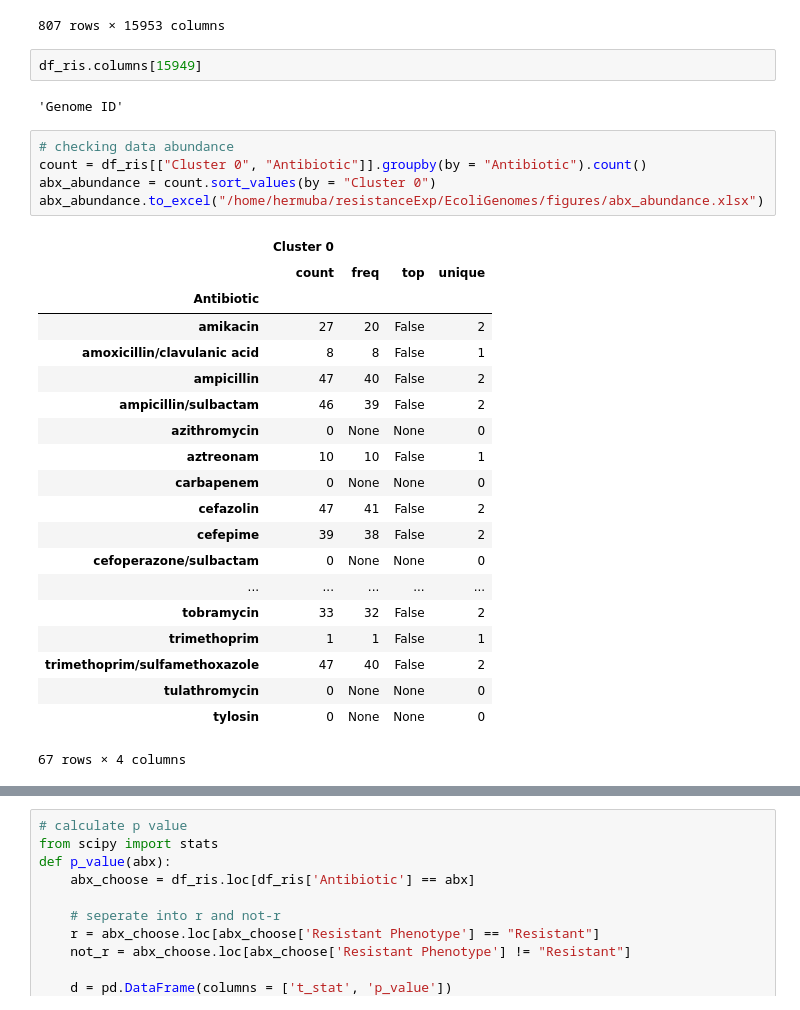
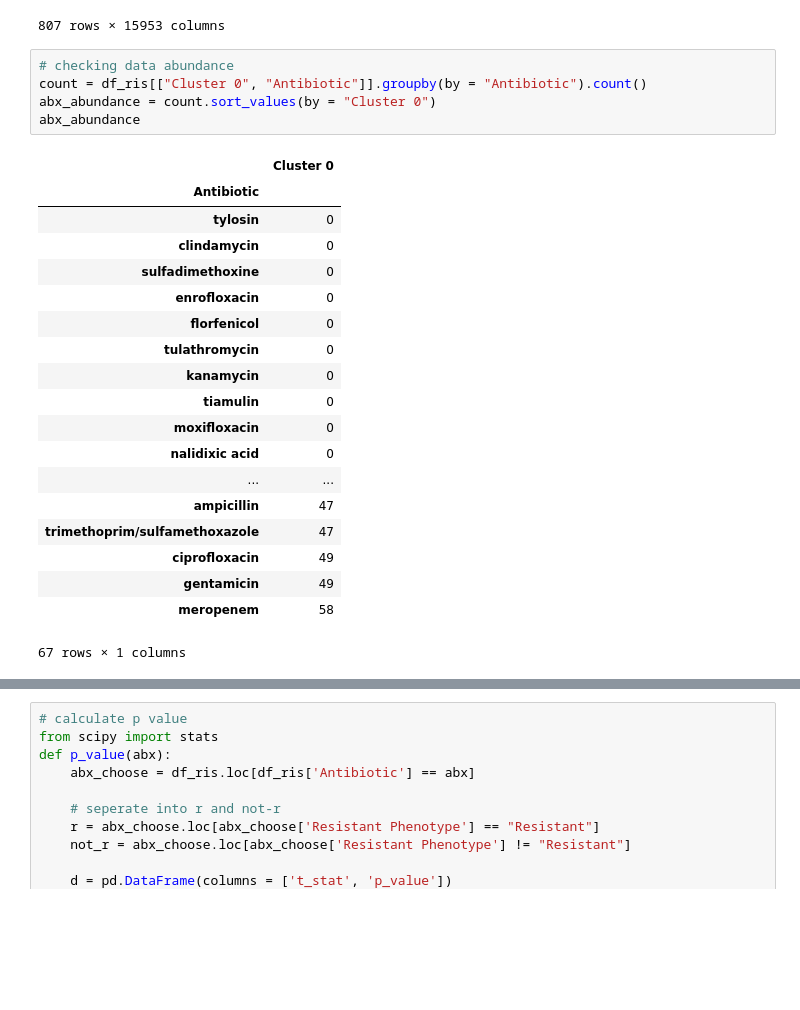
Before and after one commit to algaebrown/resistanceExp, a Jupyter notebook: visualization/exp2_cdhit/20170918pheotype_cdhit_card_pattern.ipynb, the cells around one changed output, grey strips where cells are left out. Drawn from its saved outputs; the diff is of its cells as text; blank space fills up the shorter version.

Commit message:
updated with new data Ecoli

```diff
--- a/visualization/exp2_cdhit/20170918pheotype_cdhit_card_pattern.ipynb
+++ b/visualization/exp2_cdhit/20170918pheotype_cdhit_card_pattern.ipynb
@@ -59,36 +38,31 @@ df_ris
 | 9086 | False | False | False | False | False | False | False | False | False | ... |
 | 9112 | False | False | False | False | False | False | False | False | False | ... |
 807 rows × 15953 columns
-# %%
-df_ris.columns[15949]
-# %% [output]
-'Genome ID'
 # %%
 # checking data abundance
 count = df_ris[["Cluster 0", "Antibiotic"]].groupby(by = "Antibiotic").count()
 abx_abundance = count.sort_values(by = "Cluster 0")
-abx_abundance.to_excel("/home/hermuba/resistanceExp/EcoliGenomes/figures/abx_abundance.xlsx")
+abx_abundance
 # %% [output]
-|  | Cluster 0 |  |  |  |
-|  | count | freq | top | unique |
-| Antibiotic |  |  |  |  |
-| amikacin | 27 | 20 | False | 2 |
-| amoxicillin/clavulanic acid | 8 | 8 | False | 1 |
-| ampicillin | 47 | 40 | False | 2 |
-| ampicillin/sulbactam | 46 | 39 | False | 2 |
-| azithromycin | 0 | None | None | 0 |
-| aztreonam | 10 | 10 | False | 1 |
-| carbapenem | 0 | None | None | 0 |
-| cefazolin | 47 | 41 | False | 2 |
-| cefepime | 39 | 38 | False | 2 |
-| cefoperazone/sulbactam | 0 | None | None | 0 |
-| ... | ... | ... | ... | ... |
-| tobramycin | 33 | 32 | False | 2 |
-| trimethoprim | 1 | 1 | False | 1 |
-| trimethoprim/sulfamethoxazole | 47 | 40 | False | 2 |
-| tulathromycin | 0 | None | None | 0 |
-| tylosin | 0 | None | None | 0 |
+|  | Cluster 0 |
+| Antibiotic |  |
+| tylosin | 0 |
+| clindamycin | 0 |
+| sulfadimethoxine | 0 |
+| enrofloxacin | 0 |
+| florfenicol | 0 |
+| tulathromycin | 0 |
+| kanamycin | 0 |
+| tiamulin | 0 |
+| moxifloxacin | 0 |
+| nalidixic acid | 0 |
+| ... | ... |
+| ampicillin | 47 |
+| trimethoprim/sulfamethoxazole | 47 |
+| ciprofloxacin | 49 |
+| gentamicin | 49 |
+| meropenem | 58 |
-67 rows × 4 columns
+67 rows × 1 columns
 # %%
 # card absence presence for cdhit
 # card_detail containing every card gene and its cluster number, cog number
```
Also changed, not shown: parts of 19 cells of this notebook, 3 other files.
